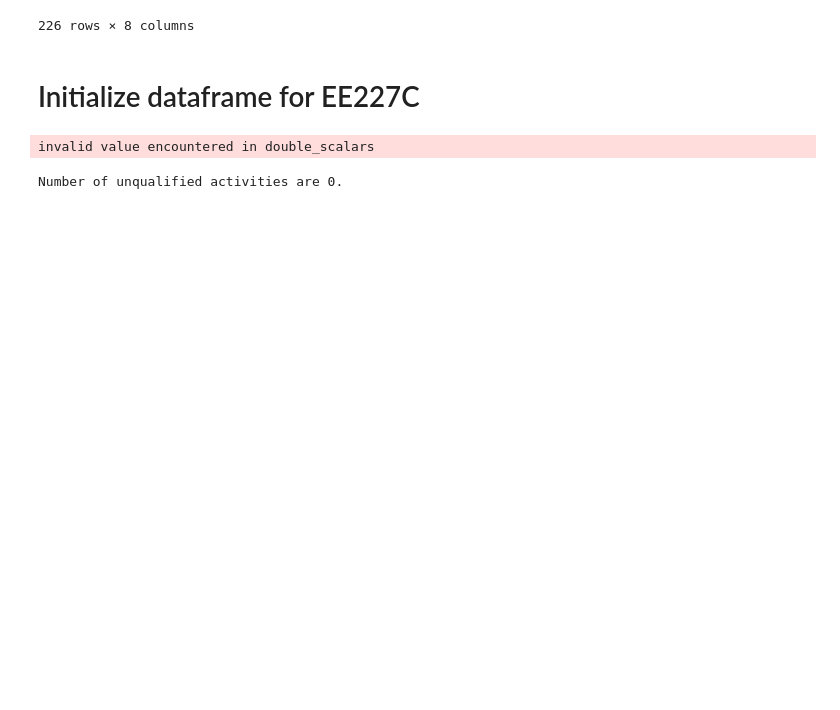
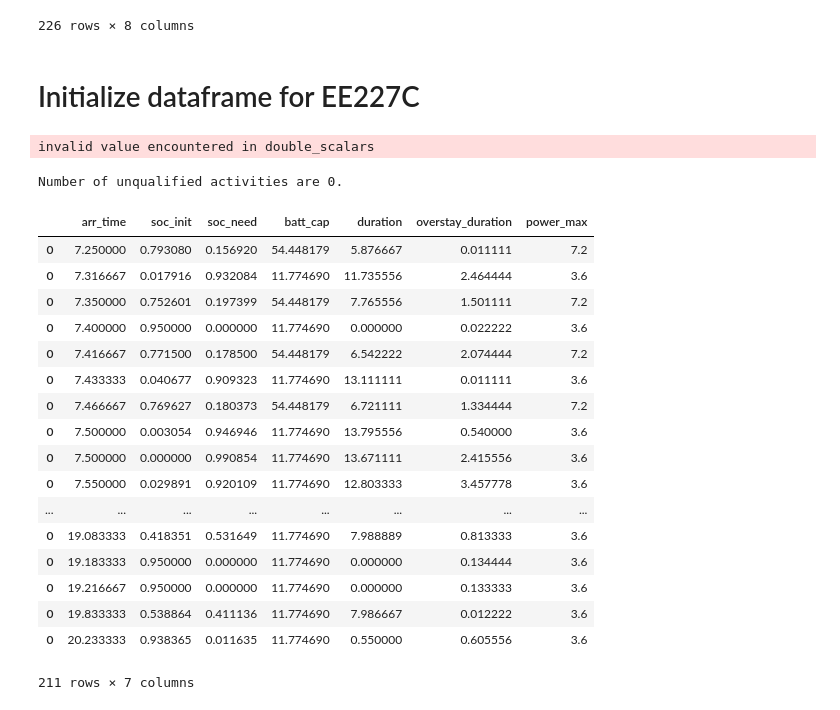
Before and after one commit to eCal-UCB/pev-operation-hil, a Jupyter notebook: real-data/chargePoint_data_process.ipynb, the cells around one changed output. Cells and saved outputs as stored; diff of their text form; code cells hidden in the pictures; blank space fills up the shorter version.

Commit message:
real data updated

```diff
--- a/real-data/chargePoint_data_process.ipynb
+++ b/real-data/chargePoint_data_process.ipynb
@@ -585,7 +585,7 @@ for act_idx in range(len(cp_df)):
 
         act_overstay_dur = act_tot_duration - act_char_dur
 
-        df_temp = pd.DataFrame([[act_arr_time, act_soc_init, act_soc_need, battery_cap,
+        df_temp = pd.DataFrame([[act_arr_time, act_soc_init, 0.95, battery_cap,
                                  act_char_dur, act_overstay_dur, act_power_max]],
                                columns=["arr_time", "soc_init", "soc_need", "batt_cap",
                                         "duration", "overstay_duration", "power_max"])
@@ -601,3 +601,24 @@ Number of unqualified activities are 0.
 # %%
 ee227c_df_grand = ee227c_df_grand.sort_values(by=["arr_time"])
 ee227c_df_grand.to_csv("../real_act_data.csv")
+# %%
+ee227c_df_grand
+# %% [output]
+|  | arr_time | soc_init | soc_need | batt_cap | duration | overstay_duration | power_max |
+| 0 | 7.250000 | 0.793080 | 0.156920 | 54.448179 | 5.876667 | 0.011111 | 7.2 |
+| 0 | 7.316667 | 0.017916 | 0.932084 | 11.774690 | 11.735556 | 2.464444 | 3.6 |
+| 0 | 7.350000 | 0.752601 | 0.197399 | 54.448179 | 7.765556 | 1.501111 | 7.2 |
+| 0 | 7.400000 | 0.950000 | 0.000000 | 11.774690 | 0.000000 | 0.022222 | 3.6 |
+| 0 | 7.416667 | 0.771500 | 0.178500 | 54.448179 | 6.542222 | 2.074444 | 7.2 |
+| 0 | 7.433333 | 0.040677 | 0.909323 | 11.774690 | 13.111111 | 0.011111 | 3.6 |
+| 0 | 7.466667 | 0.769627 | 0.180373 | 54.448179 | 6.721111 | 1.334444 | 7.2 |
+| 0 | 7.500000 | 0.003054 | 0.946946 | 11.774690 | 13.795556 | 0.540000 | 3.6 |
+| 0 | 7.500000 | 0.000000 | 0.990854 | 11.774690 | 13.671111 | 2.415556 | 3.6 |
+| 0 | 7.550000 | 0.029891 | 0.920109 | 11.774690 | 12.803333 | 3.457778 | 3.6 |
+| ... | ... | ... | ... | ... | ... | ... | ... |
+| 0 | 19.083333 | 0.418351 | 0.531649 | 11.774690 | 7.988889 | 0.813333 | 3.6 |
+| 0 | 19.183333 | 0.950000 | 0.000000 | 11.774690 | 0.000000 | 0.134444 | 3.6 |
+| 0 | 19.216667 | 0.950000 | 0.000000 | 11.774690 | 0.000000 | 0.133333 | 3.6 |
+| 0 | 19.833333 | 0.538864 | 0.411136 | 11.774690 | 7.986667 | 0.012222 | 3.6 |
+| 0 | 20.233333 | 0.938365 | 0.011635 | 11.774690 | 0.550000 | 0.605556 | 3.6 |
+211 rows × 7 columns
```
Also changed, not shown: 1 other file.
